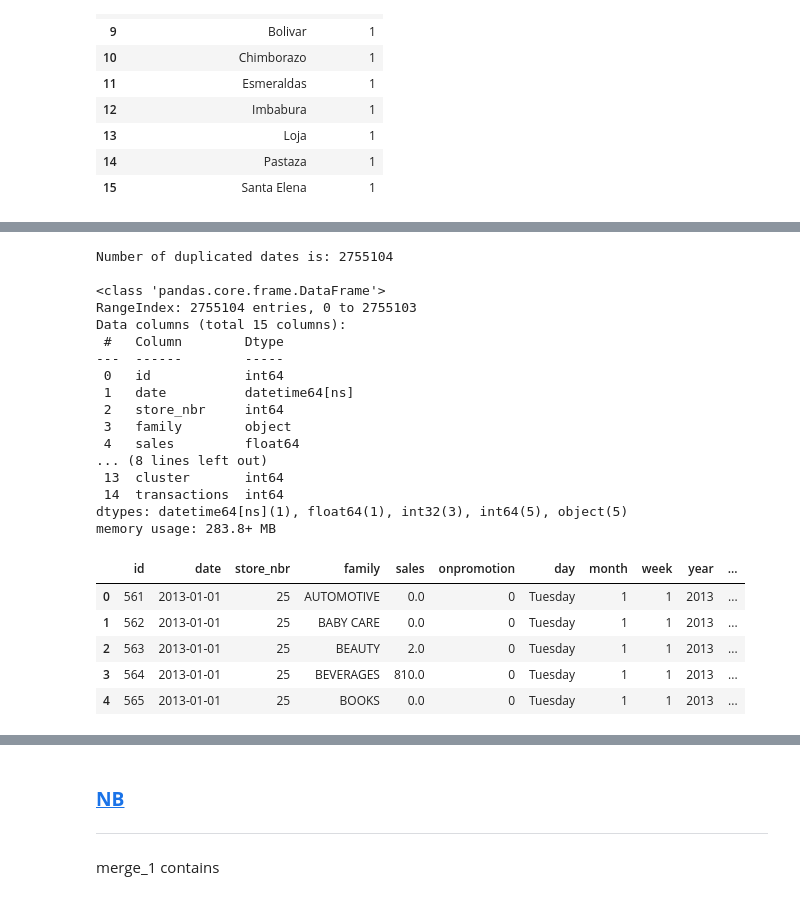
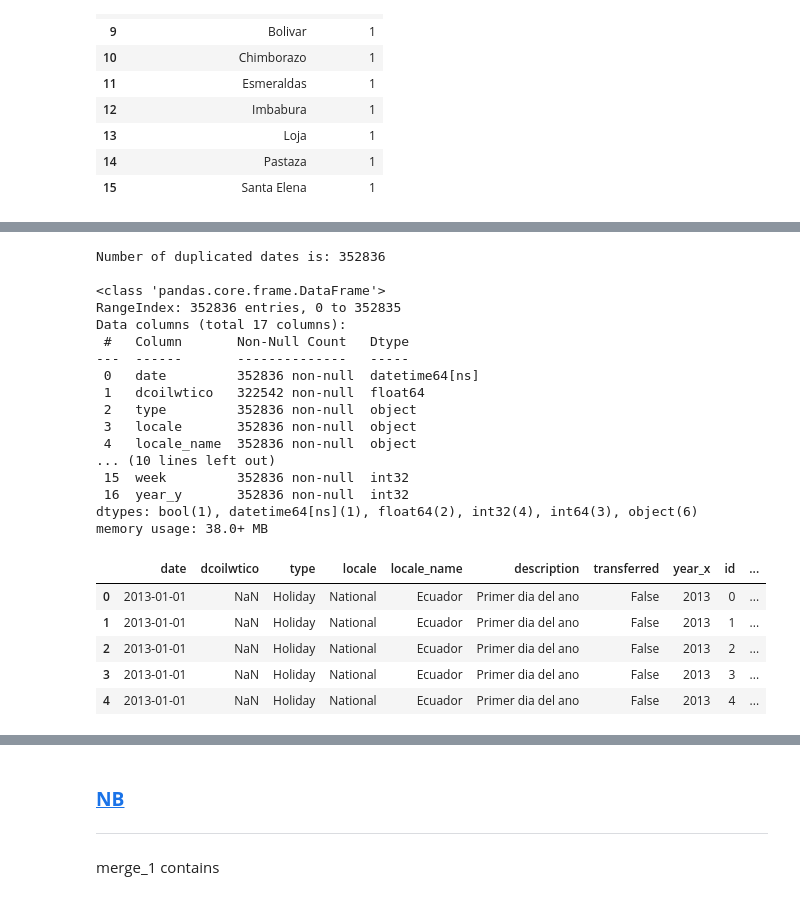
Before and after one commit to Safowaa/The_Regression_Project, a Jupyter notebook: Notebook/main.ipynb, the cells around one changed output, grey strips where cells are left out. Drawn from its saved outputs; the diff is of its cells as text; code cells hidden in the pictures.

```diff
--- a/Notebook/main.ipynb
+++ b/Notebook/main.ipynb
@@ -840,7 +820,13 @@ store_count
 | 21 | Libertad | Guayas | 1 |
 # %%
 # Merge the train data (train_4_copy) with the stores data (train_3) based on 'store_nbr' column
-merge_1 = pd.merge(train_4_copy, train_3 , on='store_nbr', how='left')
+merge_1 = pd.merge(train_1, train_2 , on=['date'], how='inner')
+
+# Check for duplicate dates in merged_df2
+count_duplicate = merge_1.duplicated(subset='date', keep=False).sum()
+
+# Display the duplicate dates
+print(f"Number of duplicated dates is: {count_duplicate}\n")
 
 # Display a info of the dataframe
 merge_1.info()
@@ -875,41 +861,41 @@ memory usage: 286.2+ MB
 # %%
 # Merge merge_1 with transactions data (train_5) based on 'date' and 'store_nbr' columns
-merge_2 = merge_1.merge(train_5, on=['date', 'store_nbr'], how='inner')
+merge_2 = pd.merge(merge_1, train_4_copy, on=['date'], how='inner')
 
 # Check for duplicate dates in merged_df2
 count_duplicate = merge_2.duplicated(subset='date', keep=False).sum()
 
 # Display the duplicate dates
 print(f"Number of duplicated dates is: {count_duplicate}\n")
 
 # Display a info of the dataframe
 merge_2.info()
 
 # Display the first 5 rows of the merged dataframe to verify the merge operation
 merge_2.head()
 # %% [output]
-Number of duplicated dates is: 2755104
+Number of duplicated dates is: 352836
 
 <class 'pandas.core.frame.DataFrame'>
-RangeIndex: 2755104 entries, 0 to 2755103
-Data columns (total 15 columns):
- #   Column        Dtype
----  ------        -----
- 0   id            int64
- 1   date          datetime64[ns]
- 2   store_nbr     int64
- 3   family        object
- 4   sales         float64
-... (8 lines left out)
- 13  cluster       int64
- 14  transactions  int64
-dtypes: datetime64[ns](1), float64(1), int32(3), int64(5), object(5)
-memory usage: 283.8+ MB
+RangeIndex: 352836 entries, 0 to 352835
+Data columns (total 17 columns):
+ #   Column       Non-Null Count   Dtype
+---  ------       --------------   -----
+ 0   date         352836 non-null  datetime64[ns]
+ 1   dcoilwtico   322542 non-null  float64
+ 2   type         352836 non-null  object
+ 3   locale       352836 non-null  object
+ 4   locale_name  352836 non-null  object
+... (10 lines left out)
+ 15  week         352836 non-null  int32
+ 16  year_y       352836 non-null  int32
+dtypes: bool(1), datetime64[ns](1), float64(2), int32(4), int64(3), object(6)
+memory usage: 38.0+ MB
-|  | id | date | store_nbr | family | sales | onpromotion | day | month | week | year | ... |
-| 0 | 561 | 2013-01-01 | 25 | AUTOMOTIVE | 0.0 | 0 | Tuesday | 1 | 1 | 2013 | ... |
-| 1 | 562 | 2013-01-01 | 25 | BABY CARE | 0.0 | 0 | Tuesday | 1 | 1 | 2013 | ... |
-| 2 | 563 | 2013-01-01 | 25 | BEAUTY | 2.0 | 0 | Tuesday | 1 | 1 | 2013 | ... |
-| 3 | 564 | 2013-01-01 | 25 | BEVERAGES | 810.0 | 0 | Tuesday | 1 | 1 | 2013 | ... |
-| 4 | 565 | 2013-01-01 | 25 | BOOKS | 0.0 | 0 | Tuesday | 1 | 1 | 2013 | ... |
+|  | date | dcoilwtico | type | locale | locale_name | description | transferred | year_x | id | ... |
+| 0 | 2013-01-01 | NaN | Holiday | National | Ecuador | Primer dia del ano | False | 2013 | 0 | ... |
+| 1 | 2013-01-01 | NaN | Holiday | National | Ecuador | Primer dia del ano | False | 2013 | 1 | ... |
+| 2 | 2013-01-01 | NaN | Holiday | National | Ecuador | Primer dia del ano | False | 2013 | 2 | ... |
+| 3 | 2013-01-01 | NaN | Holiday | National | Ecuador | Primer dia del ano | False | 2013 | 3 | ... |
+| 4 | 2013-01-01 | NaN | Holiday | National | Ecuador | Primer dia del ano | False | 2013 | 4 | ... |
 # %%
 # Merge merge_2 with oil data based on 'date' column
```
Also changed, not shown: parts of 68 cells of this notebook, 1 other file.
